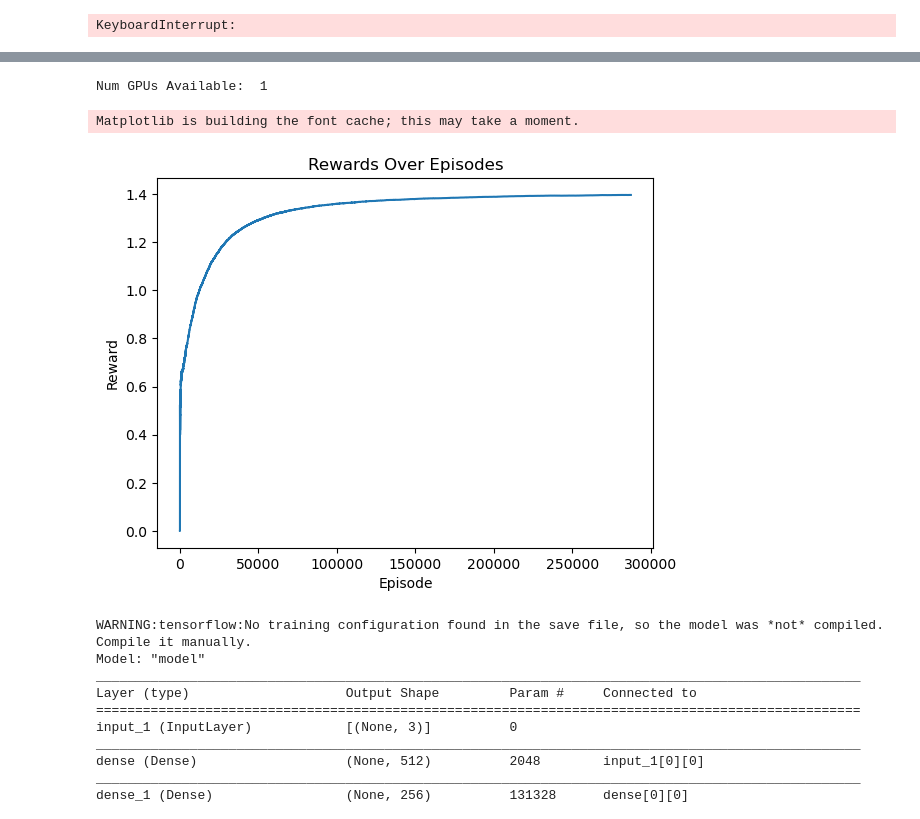
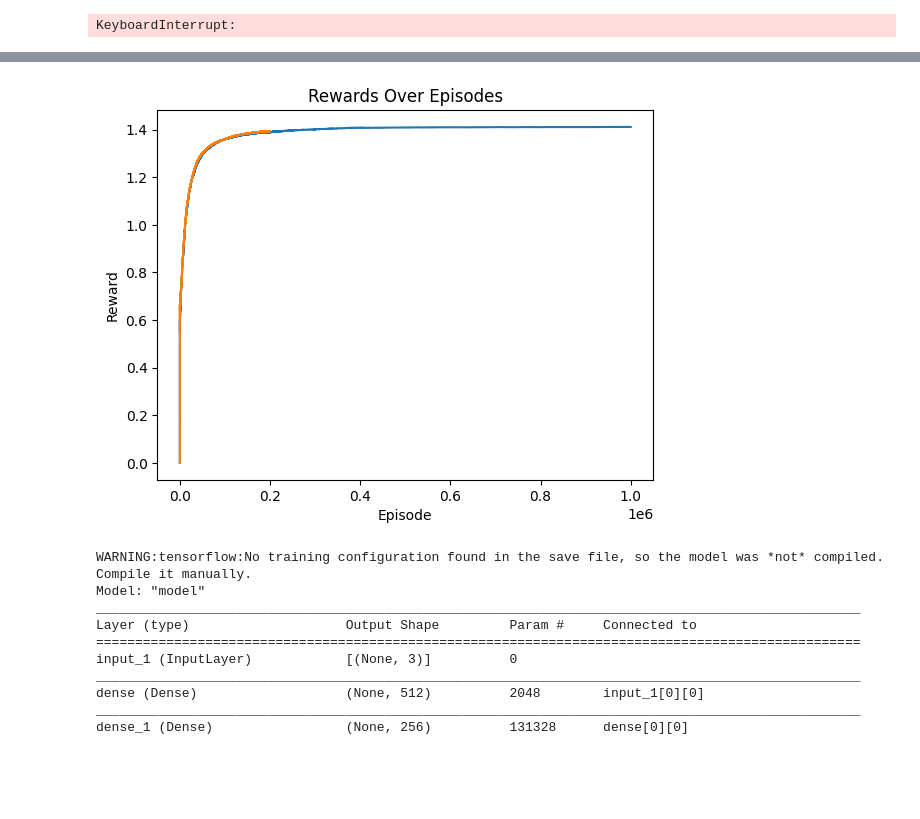
Before and after one commit to dunghoangtrung125/graduation_thesis, a Jupyter notebook: drl_sample/traning.ipynb, the cells around one changed output, grey strips where cells are left out. Cells and saved outputs as stored; diff of their text form; code cells hidden in the pictures; blank space fills up the shorter version.

Commit message:
Run simulation for dqn and ddqn

```diff
--- a/drl_sample/traning.ipynb
+++ b/drl_sample/traning.ipynb
@@ -38,6 +37,0 @@ Iteration 41000 reward: 1.2756341463414633
-# %%
-import tensorflow as tf
-
-print("Num GPUs Available: ", len(tf.config.list_physical_devices('GPU')))
-# %% [output]
-Num GPUs Available:  1
@@ -50,20 +38,18 @@ np.save('model/deep_q_matrix.npy', deep_q_model.rewards)
 # %%
 import numpy as np
-
-# Load rewards from the file
-loaded_rewards = np.load('result_model/deep_q_matrix.npy')
-
-# Now you can plot or analyze the rewards
 import matplotlib.pyplot as plt
 
-plt.plot(loaded_rewards)
+dqn_rewards = np.load('model/dqn.npy')
+ddqn_rewards = np.load('model/ddqn.npy')
+
+plt.plot(dqn_rewards)
+plt.plot(ddqn_rewards)
 plt.xlabel('Episode')
 plt.ylabel('Reward')
 plt.title('Rewards Over Episodes')
 plt.show()
 # %% [output]
-Matplotlib is building the font cache; this may take a moment.
-[figure, old version]
+[figure, new version]
 # %%
 import tensorflow as tf
 
```
Also changed, not shown: parts of 4 cells of this notebook, 10 other files.
